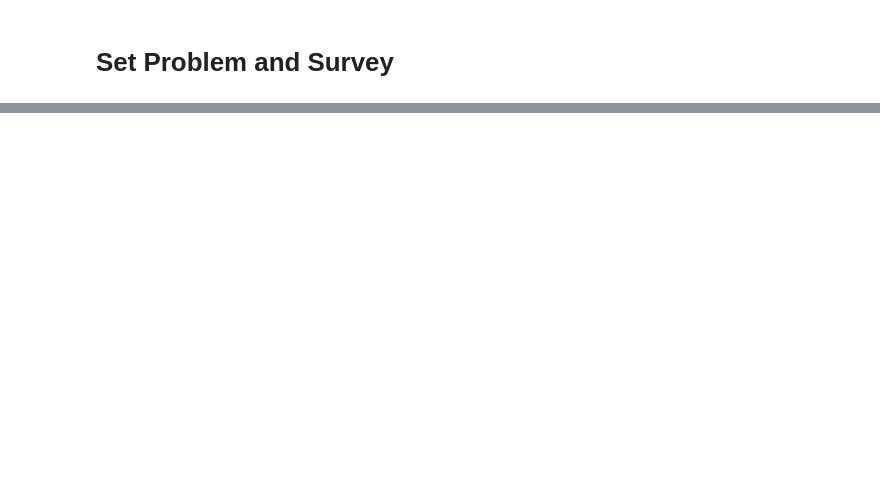
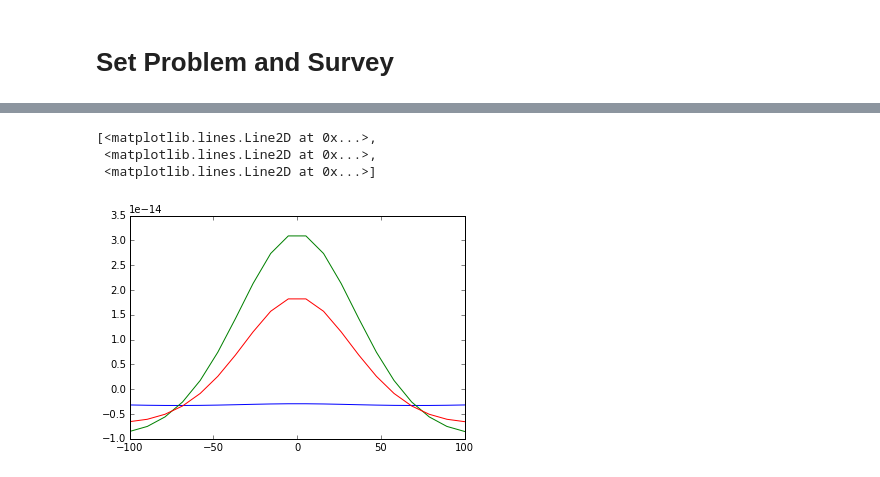
Before and after one commit to lheagy/Tutorials, a Jupyter notebook: PlateInCylindricalCoord.ipynb, the cells around one changed output, grey strips where cells are left out. Saved outputs shown, nothing was run; the diff lists cells and outputs as text; code cells hidden in the pictures; blank space fills up the shorter version.

```diff
--- a/PlateInCylindricalCoord.ipynb
+++ b/PlateInCylindricalCoord.ipynb
@@ -115,2 +177,9 @@ dDisc = survey.dpred(sigfracDisc)
+# %%
+plt.plot(rxz,dPrimary[rxz.size:],rxz,dCircle[rxz.size:],rxz,dDisc[rxz.size:])
+# %% [output]
+[<matplotlib.lines.Line2D at 0x...>,
+ <matplotlib.lines.Line2D at 0x...>,
+ <matplotlib.lines.Line2D at 0x...>]
+[figure, added]
 # %%
 # %% [output]
```
Also changed, not shown: parts of 27 cells of this notebook.
